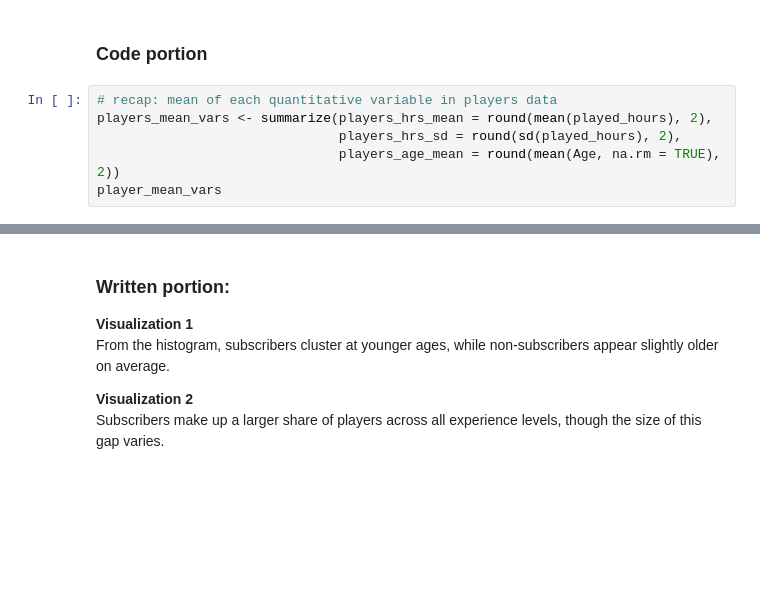
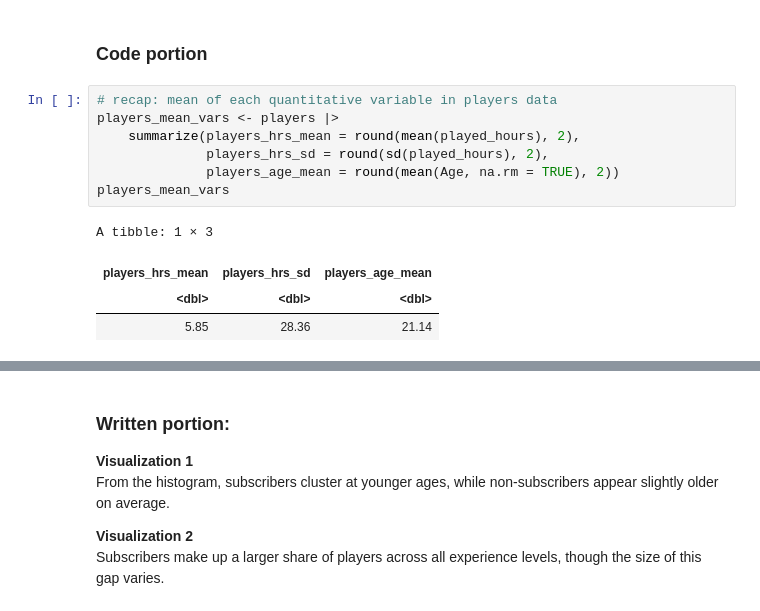
Before and after one commit to angelinahang/dsci-100-2025w1-project-personal-plan-group-42, a Jupyter notebook: ahang_plan.ipynb, the cells around one changed output, grey strips where cells are left out. Drawn from its saved outputs; the diff is of its cells as text; blank space fills up the shorter version.

```diff
--- a/ahang_plan.ipynb
+++ b/ahang_plan.ipynb
@@ -207,10 +207,16 @@ However, `Age` does have N/A variables, which I will remove before making visual
 ### Code portion
 # %%
 # recap: mean of each quantitative variable in players data
-players_mean_vars <- summarize(players_hrs_mean = round(mean(played_hours), 2),
-                               players_hrs_sd = round(sd(played_hours), 2),
-                               players_age_mean = round(mean(Age, na.rm = TRUE), 2))
-player_mean_vars
+players_mean_vars <- players |>
+    summarize(players_hrs_mean = round(mean(played_hours), 2),
+              players_hrs_sd = round(sd(played_hours), 2),
+              players_age_mean = round(mean(Age, na.rm = TRUE), 2))
+players_mean_vars
+# %% [output]
+A tibble: 1 × 3
+| players_hrs_mean | players_hrs_sd | players_age_mean |
+| <dbl> | <dbl> | <dbl> |
+| 5.85 | 28.36 | 21.14 |
 # %%
 # First visualization: faceted histogram, showing distribution of age by
 # subscription status.
```
Also changed, not shown: parts of 2 cells of this notebook.
